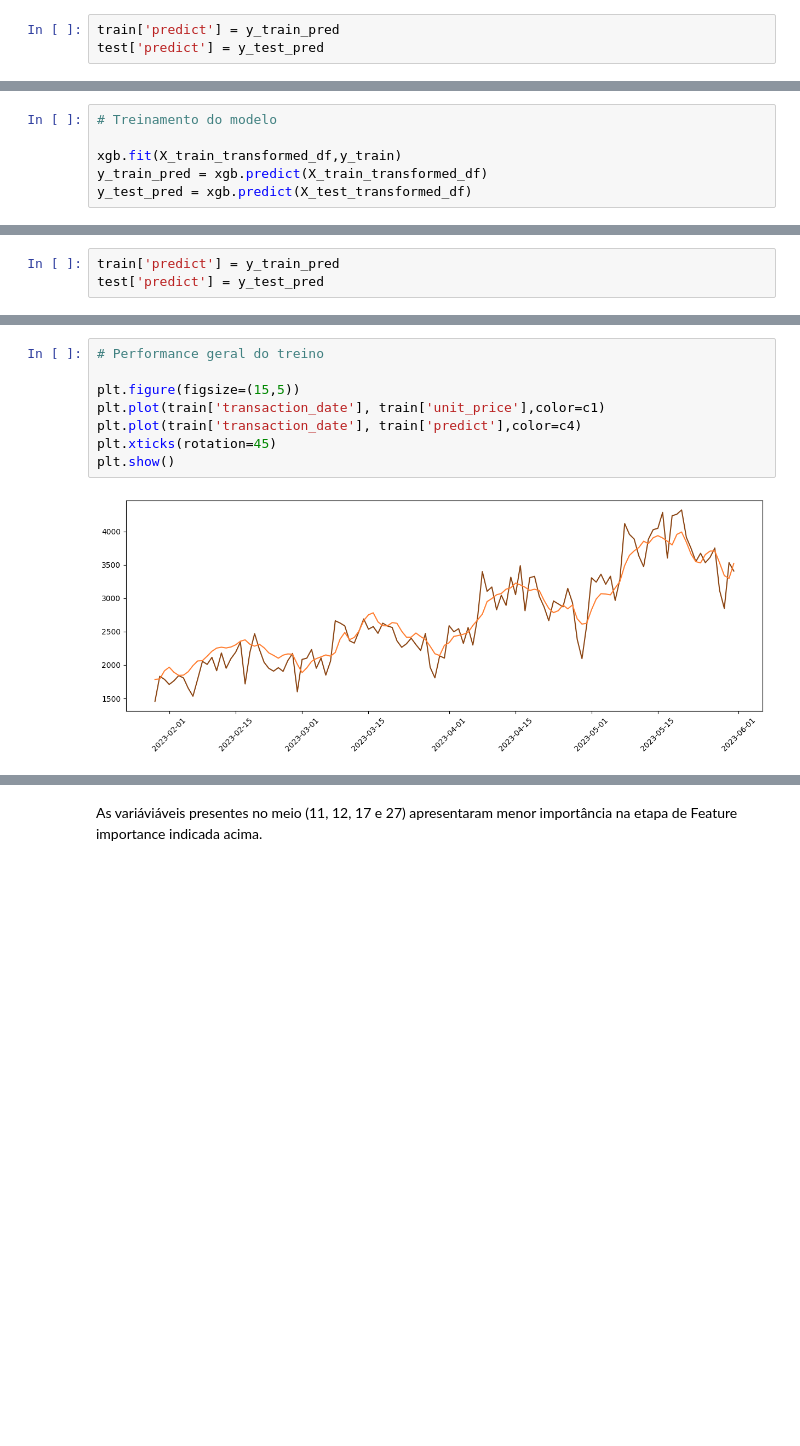
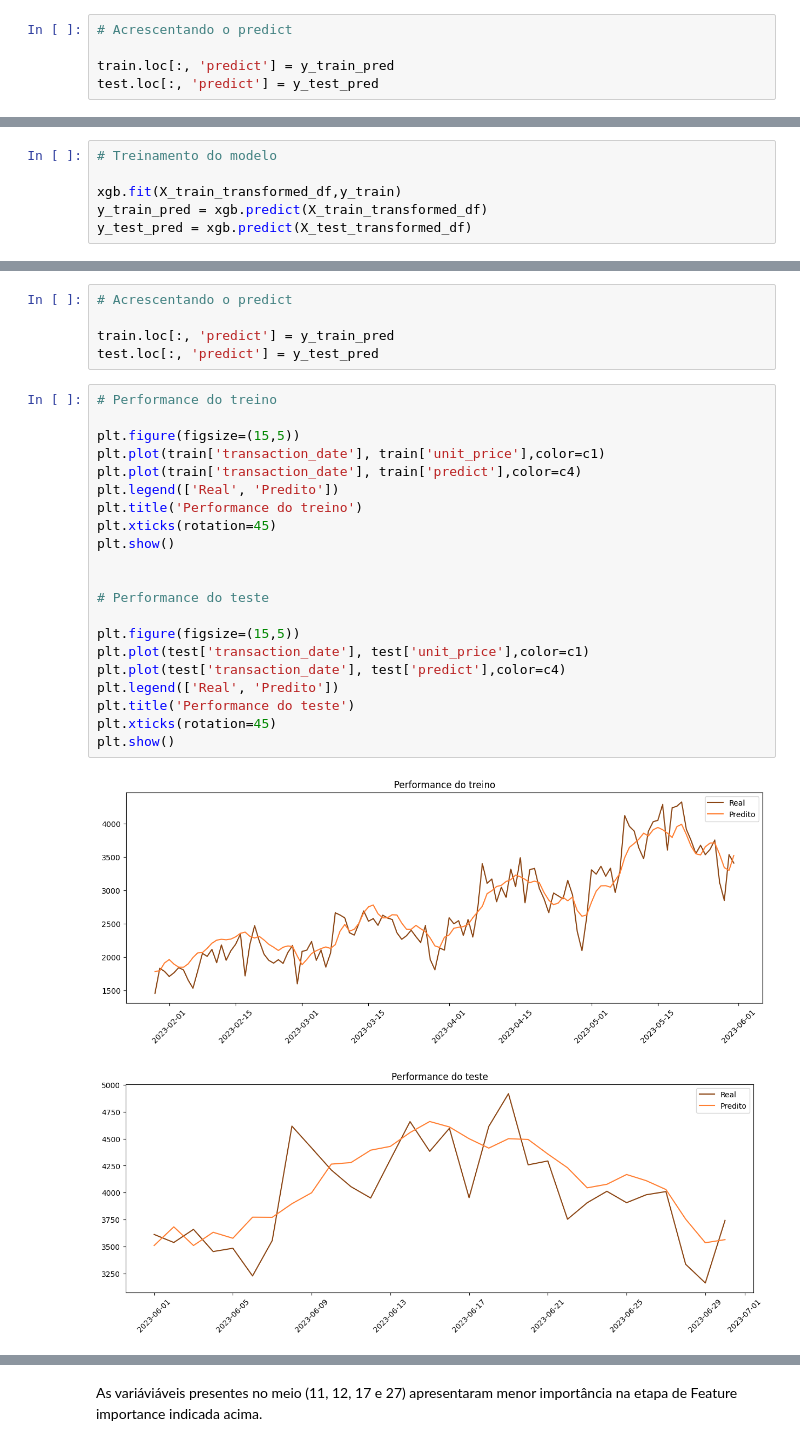
Before and after one commit to deborabmfreitas/coffee-shop-sales-prediction, a Jupyter notebook: coffee-shop-sales-prediction.ipynb, the cells around one changed output, grey strips where cells are left out. Saved outputs shown, nothing was run; the diff lists cells and outputs as text; blank space fills up the shorter version.

```diff
--- a/coffee-shop-sales-prediction.ipynb
+++ b/coffee-shop-sales-prediction.ipynb
@@ -569,3 +580,5 @@ np.float64(322.79)
 # %%
-train['predict'] = y_train_pred
-test['predict'] = y_test_pred
+# Acrescentando o predict
+
+train.loc[:, 'predict'] = y_train_pred
+test.loc[:, 'predict'] = y_test_pred
@@ -650,3 +639,0 @@ np.float64(299.78)
-# %%
-train['predict'] = y_train_pred
-test['predict'] = y_test_pred
@@ -659,10 +650,29 @@ See the caveats in the documentation: https://pandas.pydata.org/pandas-docs/stab
+# %%
+# Acrescentando o predict
+
+train.loc[:, 'predict'] = y_train_pred
+test.loc[:, 'predict'] = y_test_pred
 # %%
-# Performance geral do treino
+# Performance do treino
 
 plt.figure(figsize=(15,5))
 plt.plot(train['transaction_date'], train['unit_price'],color=c1)
 plt.plot(train['transaction_date'], train['predict'],color=c4)
+plt.legend(['Real', 'Predito'])
+plt.title('Performance do treino')
 plt.xticks(rotation=45)
 plt.show()
+
+
+# Performance do teste
+
+plt.figure(figsize=(15,5))
+plt.plot(test['transaction_date'], test['unit_price'],color=c1)
+plt.plot(test['transaction_date'], test['predict'],color=c4)
+plt.legend(['Real', 'Predito'])
+plt.title('Performance do teste')
+plt.xticks(rotation=45)
+plt.show()
 # %% [output]
-[figure, old version]
+[figure, new version]
+[figure, added]
```
Also changed, not shown: parts of 65 cells of this notebook.
